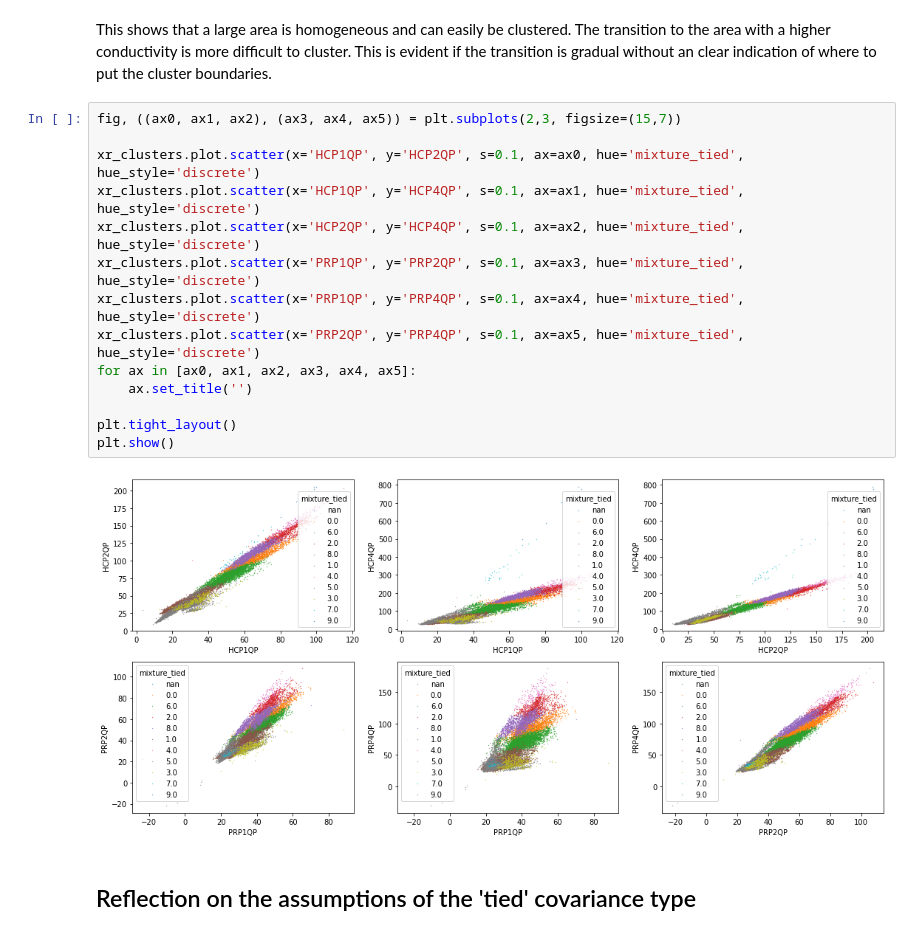
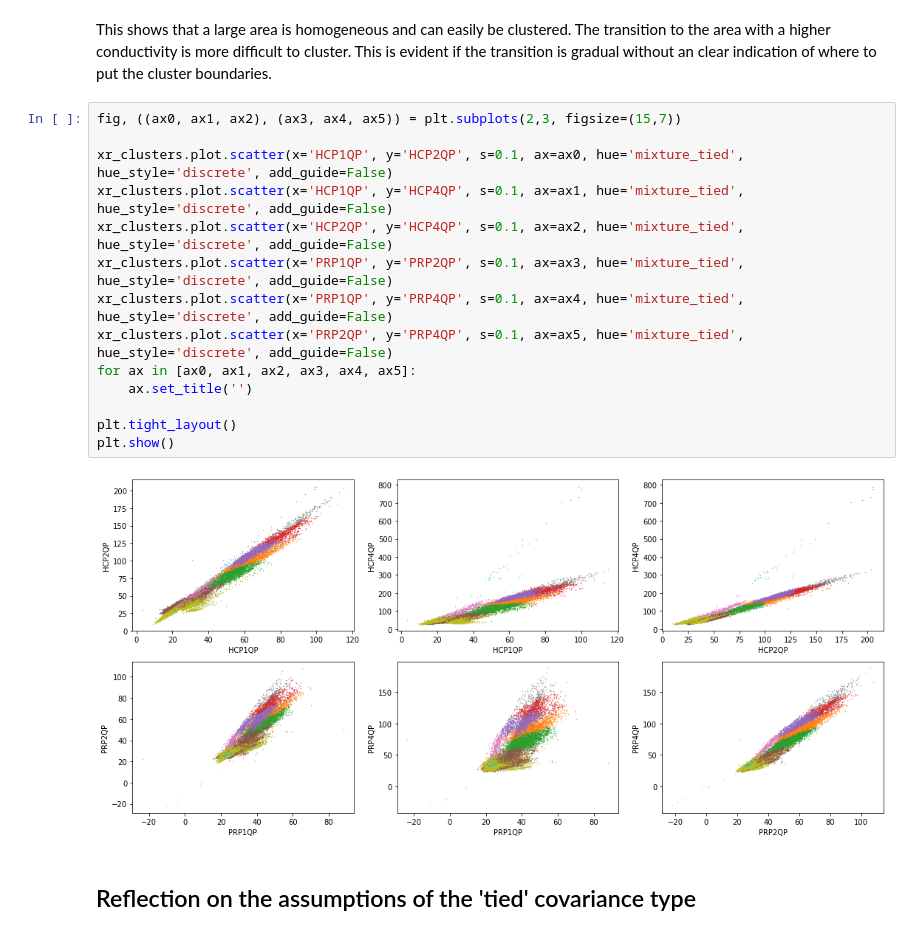
Before and after one commit to drdebivre/Thesis_EMIclass, a Jupyter notebook: 3.Gaussian_mixture.ipynb, the cells around one changed output. Saved outputs shown, nothing was run; the diff lists cells and outputs as text.

Commit message:
fix legend issue

```diff
--- a/3.Gaussian_mixture.ipynb
+++ b/3.Gaussian_mixture.ipynb
@@ -178,19 +178,19 @@ This shows that a large area is homogeneous and can easily be clustered. The tra
 # %%
 fig, ((ax0, ax1, ax2), (ax3, ax4, ax5)) = plt.subplots(2,3, figsize=(15,7))
 
-xr_clusters.plot.scatter(x='HCP1QP', y='HCP2QP', s=0.1, ax=ax0, hue='mixture_tied', hue_style='discrete')
-xr_clusters.plot.scatter(x='HCP1QP', y='HCP4QP', s=0.1, ax=ax1, hue='mixture_tied', hue_style='discrete')
-xr_clusters.plot.scatter(x='HCP2QP', y='HCP4QP', s=0.1, ax=ax2, hue='mixture_tied', hue_style='discrete')
-xr_clusters.plot.scatter(x='PRP1QP', y='PRP2QP', s=0.1, ax=ax3, hue='mixture_tied', hue_style='discrete')
-xr_clusters.plot.scatter(x='PRP1QP', y='PRP4QP', s=0.1, ax=ax4, hue='mixture_tied', hue_style='discrete')
-xr_clusters.plot.scatter(x='PRP2QP', y='PRP4QP', s=0.1, ax=ax5, hue='mixture_tied', hue_style='discrete')
+xr_clusters.plot.scatter(x='HCP1QP', y='HCP2QP', s=0.1, ax=ax0, hue='mixture_tied', hue_style='discrete', add_guide=False)
+xr_clusters.plot.scatter(x='HCP1QP', y='HCP4QP', s=0.1, ax=ax1, hue='mixture_tied', hue_style='discrete', add_guide=False)
+xr_clusters.plot.scatter(x='HCP2QP', y='HCP4QP', s=0.1, ax=ax2, hue='mixture_tied', hue_style='discrete', add_guide=False)
+xr_clusters.plot.scatter(x='PRP1QP', y='PRP2QP', s=0.1, ax=ax3, hue='mixture_tied', hue_style='discrete', add_guide=False)
+xr_clusters.plot.scatter(x='PRP1QP', y='PRP4QP', s=0.1, ax=ax4, hue='mixture_tied', hue_style='discrete', add_guide=False)
+xr_clusters.plot.scatter(x='PRP2QP', y='PRP4QP', s=0.1, ax=ax5, hue='mixture_tied', hue_style='discrete', add_guide=False)
 for ax in [ax0, ax1, ax2, ax3, ax4, ax5]:
     ax.set_title('')
 
 plt.tight_layout()
 plt.show()
 # %% [output]
-[figure, old version]
+[figure, new version]
 # %% [markdown]
 ## Reflection on the assumptions of the 'tied' covariance type
 # %% [markdown]
```
Also changed, not shown: parts of 3 cells of this notebook.
